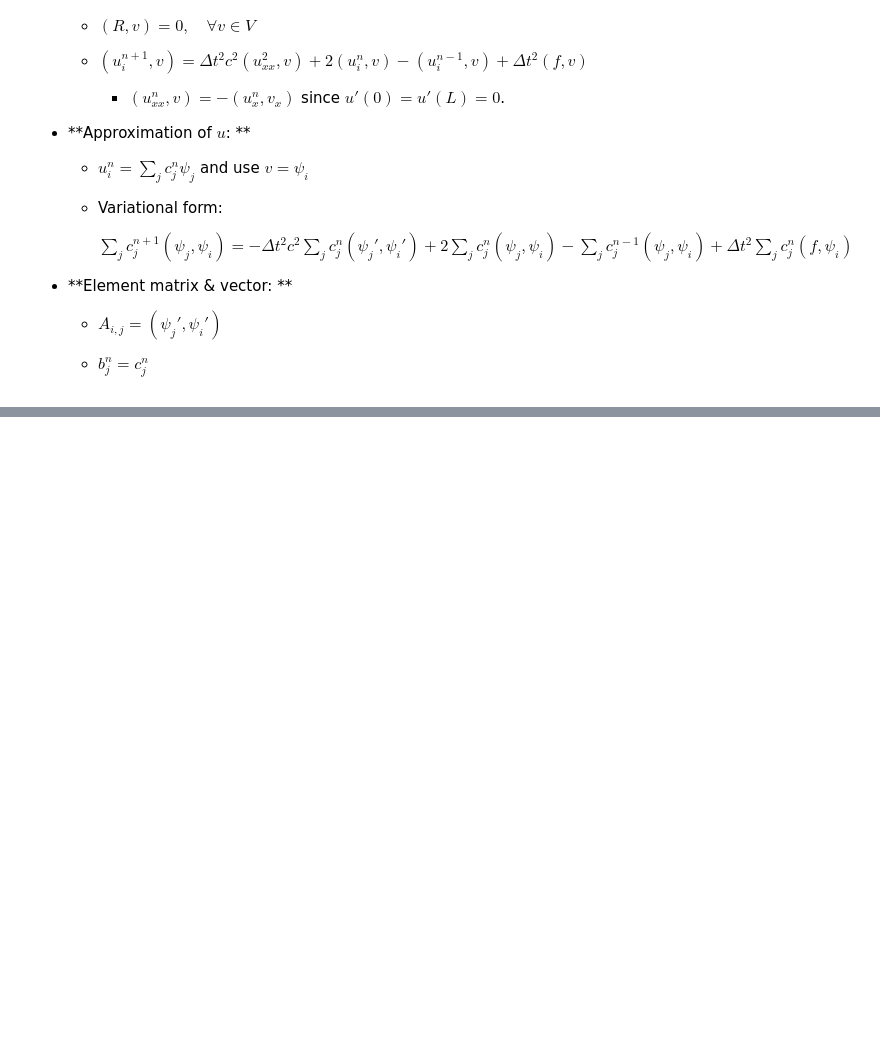
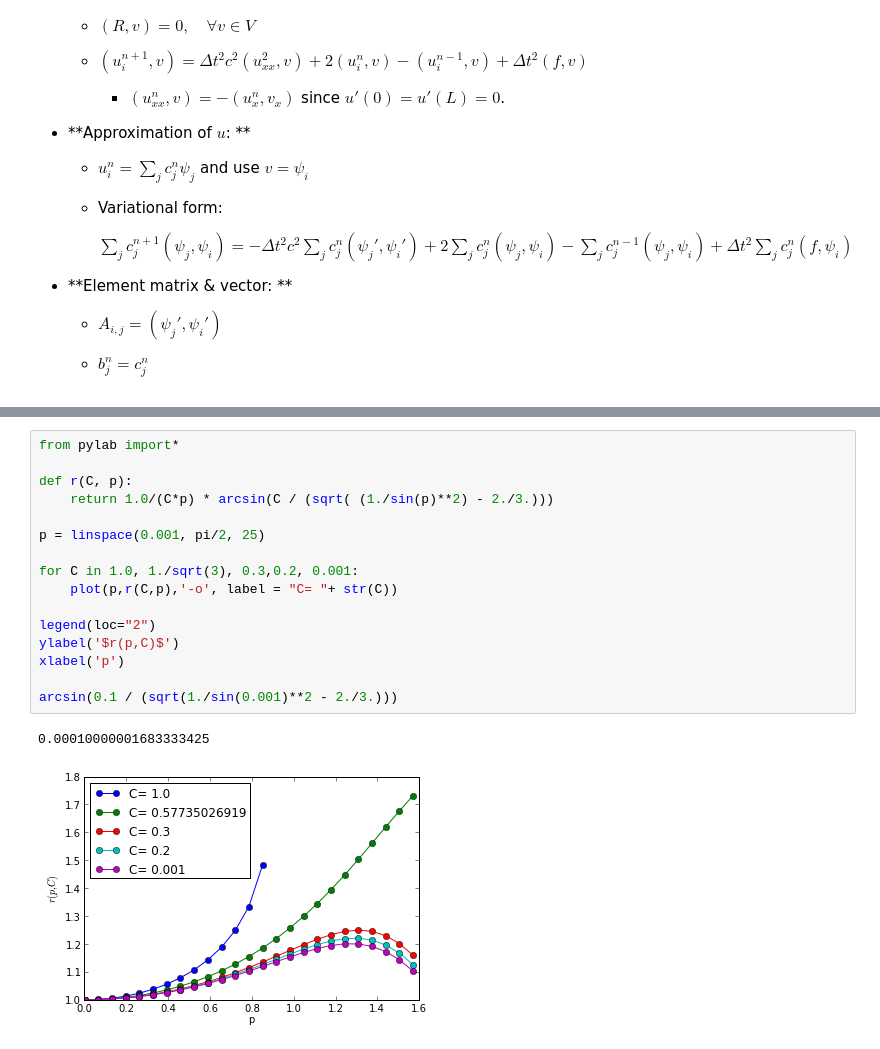
Before and after one commit to miladh/inf5620, a Jupyter notebook: exam/ex4_FEwaveEquation.ipynb, the cells around one changed output, grey strips where cells are left out. Drawn from its saved outputs; the diff is of its cells as text; blank space fills up the shorter version.

```diff
--- a/exam/ex4_FEwaveEquation.ipynb
+++ b/exam/ex4_FEwaveEquation.ipynb
@@ -176,0 +210,19 @@ $$
+# %%
+from pylab import*
+
+def r(C, p):
+    return 1.0/(C*p) * arcsin(C / (sqrt( (1./sin(p)**2) - 2./3.)))
+
+p = linspace(0.001, pi/2, 25)
+
+for C in 1.0, 1./sqrt(3), 0.3,0.2, 0.001:
+    plot(p,r(C,p),'-o', label = "C= "+ str(C))
+
+legend(loc="2")
+ylabel('$r(p,C)$')
+xlabel('p')
+
+arcsin(0.1 / (sqrt(1./sin(0.001)**2 - 2./3.)))
+# %% [output]
+0.00010000001683333425
+[figure, added]
```
Also changed, not shown: parts of 4 cells of this notebook, 2 other files.
